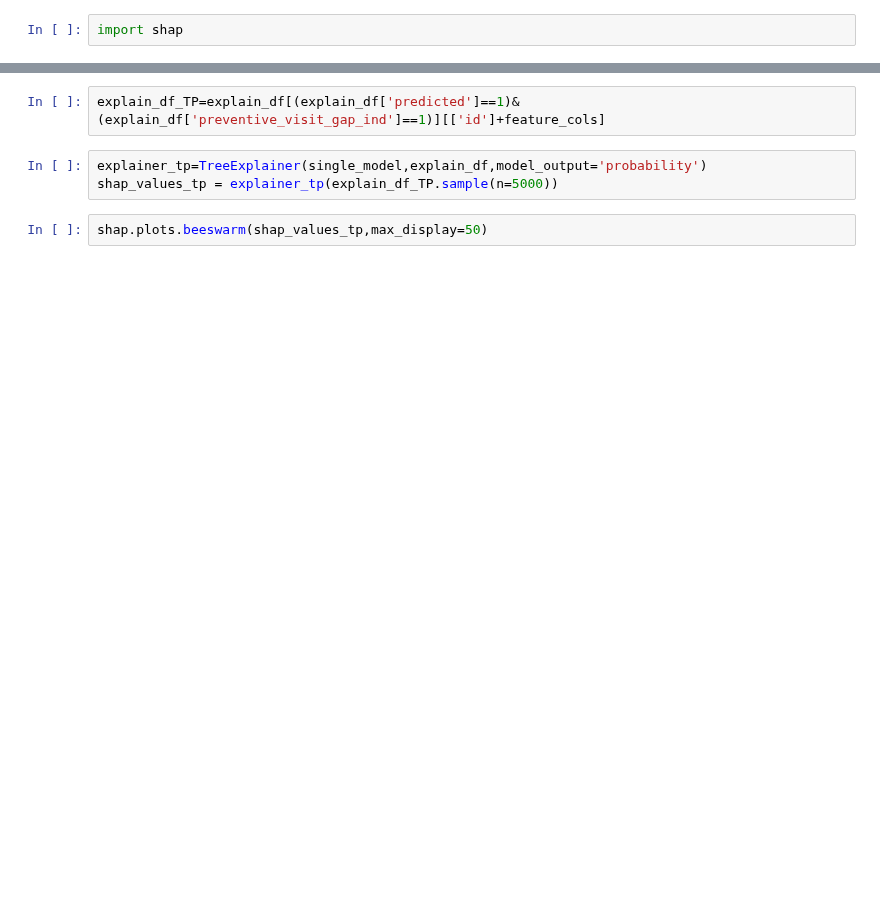
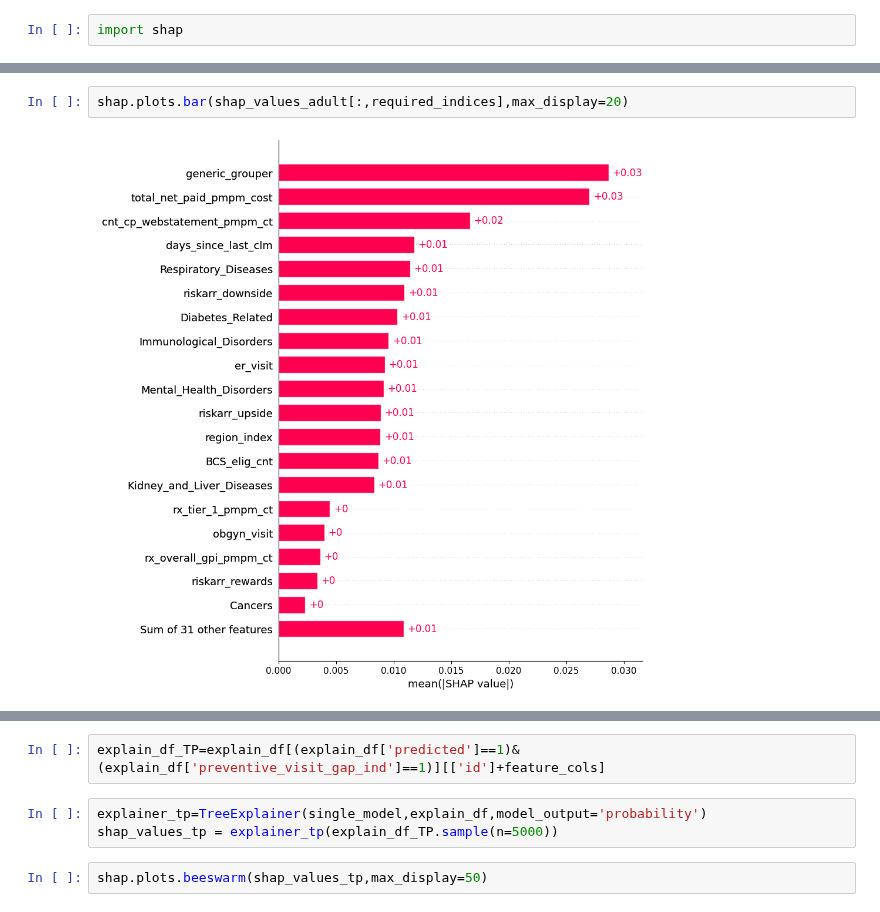
Before and after one commit to KavyaNair01/Machine_Learning, a Jupyter notebook: Copy_of_humana_model_new_kavya.ipynb, the cells around one changed output, grey strips where cells are left out. Drawn from its saved outputs; the diff is of its cells as text; blank space fills up the shorter version.

```diff
--- a/Copy_of_humana_model_new_kavya.ipynb
+++ b/Copy_of_humana_model_new_kavya.ipynb
@@ -441,2 +481,6 @@ shap.plots.beeswarm(shap_values_adult,max_display=50)
+# %%
+shap.plots.bar(shap_values_adult[:,required_indices],max_display=20)
+# %% [output]
+[figure, added]
 # %%
 shap.plots.waterfall(shap_values_adult[50], max_display=25)
```
Also changed, not shown: parts of 114 cells of this notebook.
